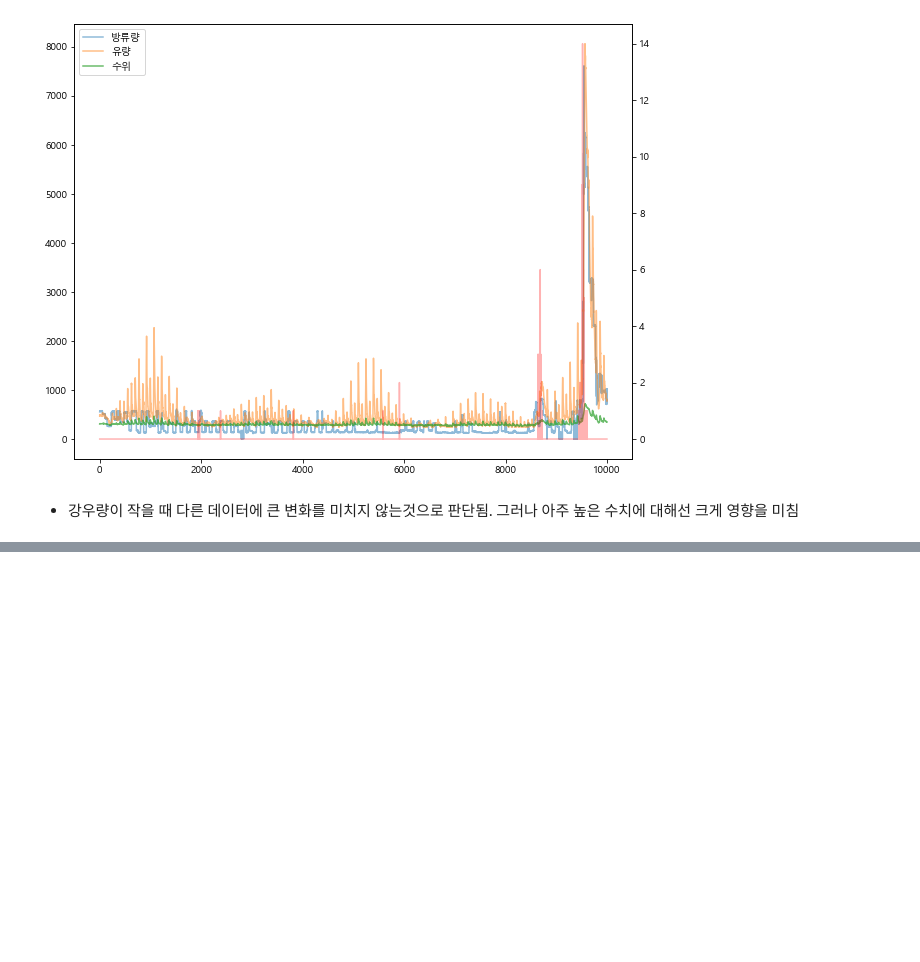
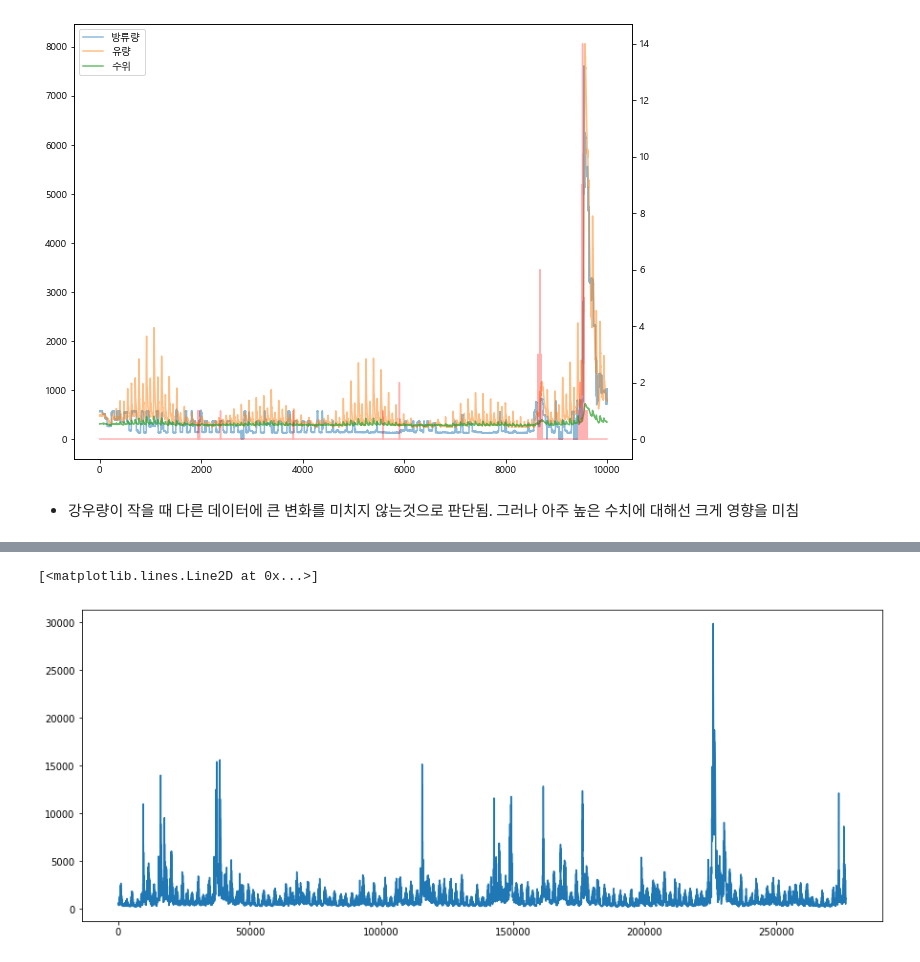
Before and after one commit to PaldangDam/iinteger, a Jupyter notebook: eda.ipynb, the cells around one changed output, grey strips where cells are left out. Cells and saved outputs as stored; diff of their text form; code cells hidden in the pictures; blank space fills up the shorter version.

```diff
--- a/eda.ipynb
+++ b/eda.ipynb
@@ -84,3 +86,6 @@ plt.setp(line_r, alpha=0.3)
 [figure]
 # %% [markdown]
 * 강우량이 작을 때 다른 데이터에 큰 변화를 미치지 않는것으로 판단됨. 그러나 아주 높은 수치에 대해선 크게 영향을 미침
+# %%
+w_list = sorted(glob("data/water_data/*.csv"))
+print(w_list)
@@ -86,0 +94,6 @@ plt.setp(line_r, alpha=0.3)
+# %%
+df = pd.read_csv(w_list[0], index_col=0)
+for i in w_list[1:]:
+    df = pd.concat([df, pd.read_csv(i, index_col=0)])
+
+df.shape
@@ -86,0 +151,17 @@ plt.setp(line_r, alpha=0.3)
+# %%
+plt.figure(figsize=(15, 6))
+#plt.plot(df["swl"].values)
+#plt.plot(df["inf"].values)
+#plt.plot(df["sfw"].values)
+#plt.plot(df["tide_level"].values)
+#plt.plot(df["wl_1018662"].values)
+#plt.plot(df["fw_1018662"].values)
+#plt.plot(df["wl_1018680"].values)
+#plt.plot(df["fw_1018680"].values)
+#plt.plot(df["wl_1018683"].values)
+#plt.plot(df["fw_1018683"].values)
+#plt.plot(df["wl_1019630"].values)
+plt.plot(df["fw_1019630"].values)
+# %% [output]
+[<matplotlib.lines.Line2D at 0x...>]
+[figure, added]
```
Also changed, not shown: parts of 7 cells of this notebook.
